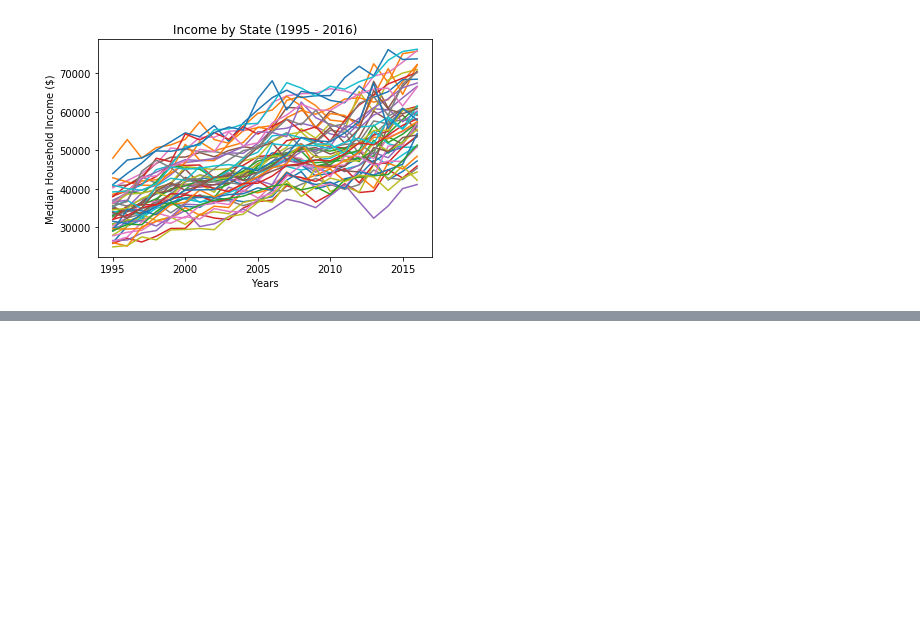
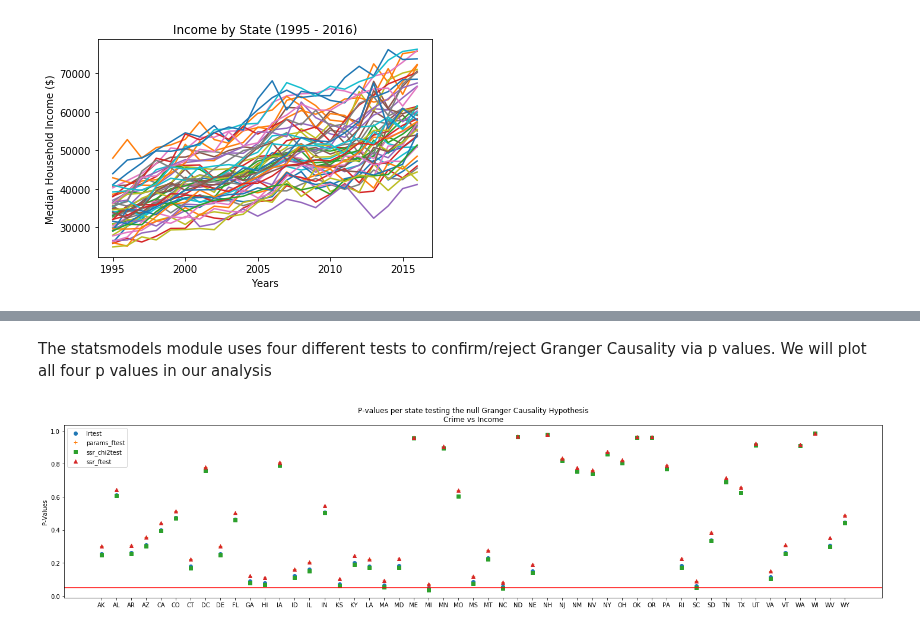
Before and after one commit to navbala/Crime-Rate-Predictor, a Jupyter notebook: Final Data Analysis.ipynb, the cells around one changed output, grey strips where cells are left out. Drawn from its saved outputs; the diff is of its cells as text; code cells hidden in the pictures; blank space fills up the shorter version.

```diff
--- a/Final Data Analysis.ipynb
+++ b/Final Data Analysis.ipynb
@@ -602,0 +683,43 @@ plt.show()
+# %%
+def make_array(dataframe1,dataframe2, state, lag=1):
+    '''Input dataframe1, 2: dataframes that will ge transformed
+             state: state to transform
+       Output: array (observariont, 2) of the transformed data for both dataframes'''
+    return np.stack([diff_data(dataframe1.loc[state,:],lag), diff_data(dataframe2.loc[state,:],lag)], axis=1)
+# %% [markdown]
+The statsmodels module uses four different tests to confirm/reject Granger Causality via p values. We will plot all four p values in our analysis
+# %%
+tests = ['lrtest', 'params_ftest','ssr_chi2test', 'ssr_ftest']
+states = crime_df.index
+granger_crime_unemp_df = pd.DataFrame()
+granger_crime_income_df = pd.DataFrame()
+
+for state in states:
+    stationary = make_array(crime_df, unemployment_df, state,1)
+    results = grangercausalitytests(stationary, maxlag=1, verbose=False)
+    get_p_val = []
+    for test in tests:
+        get_p_val.append(results[1][0][test][1])
+    granger_crime_unemp_df[state] = get_p_val
+
+
+for state in states:
+    stationary = make_array(crime_df, median_income_df, state,1)
+    results = grangercausalitytests(stationary, maxlag=1, verbose=False)
+    get_p_val = []
+    for test in tests:
+        get_p_val.append(results[1][0][test][1])
+    granger_crime_income_df[state] = get_p_val
+
+fig, ax = plt.subplots(figsize=(20,5))
+markers = ['o', '+', 's', '^']
+for i,marker in enumerate(markers):
+    ax.plot(granger_crime_income_df.iloc[i], marker=marker,linestyle='None', label=tests[i])
+    ax.set_ylabel('P-Values')
+plt.axhline(y=0.05, xmin=0, xmax=20, color='r')
+plt.title('P-values per state testing the null Granger Causality Hypothesis\nCrime vs Income')
+plt.legend()
+plt.tight_layout()
+plt.show()
+# %% [output]
+[figure, added]
```
Also changed, not shown: parts of 12 cells of this notebook, 1 other file.
